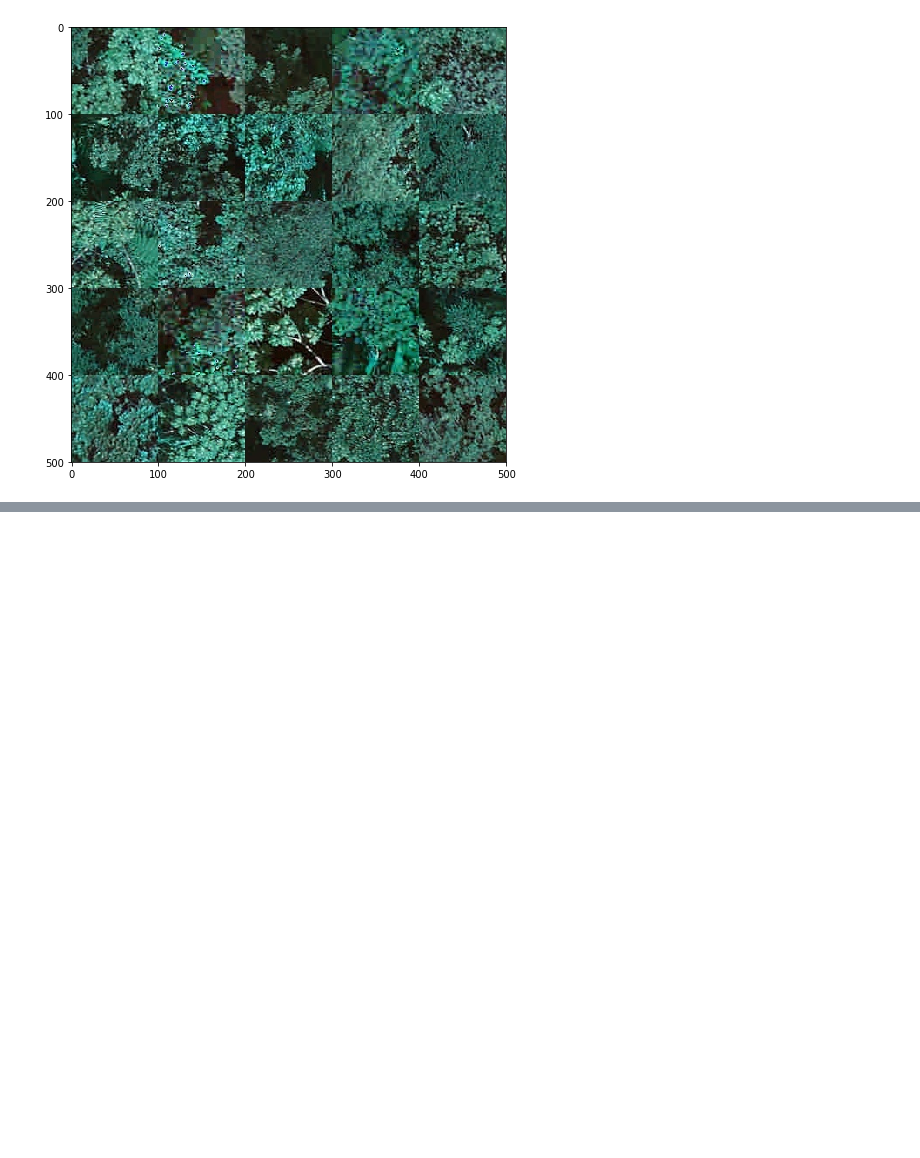
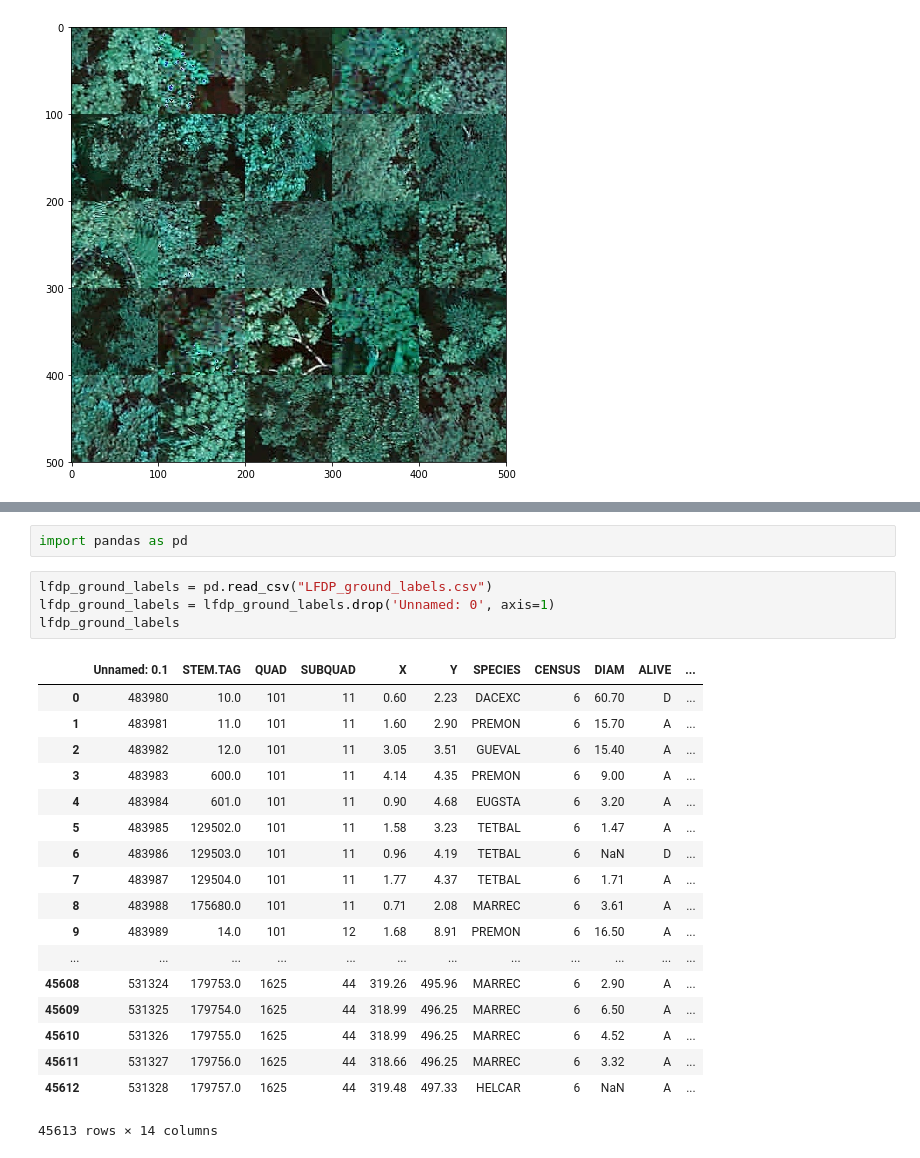
Before and after one commit to helenjin/APL, a Jupyter notebook: APL.ipynb, the cells around one changed output, grey strips where cells are left out. Drawn from its saved outputs; the diff is of its cells as text; blank space fills up the shorter version.

```diff
--- a/APL.ipynb
+++ b/APL.ipynb
@@ -735,0 +740,25 @@ plt.show()
+# %%
+import pandas as pd
+# %%
+lfdp_ground_labels = pd.read_csv("LFDP_ground_labels.csv")
+lfdp_ground_labels = lfdp_ground_labels.drop('Unnamed: 0', axis=1)
+lfdp_ground_labels
+# %% [output]
+|  | Unnamed: 0.1 | STEM.TAG | QUAD | SUBQUAD | X | Y | SPECIES | CENSUS | DIAM | ALIVE | ... |
+| 0 | 483980 | 10.0 | 101 | 11 | 0.60 | 2.23 | DACEXC | 6 | 60.70 | D | ... |
+| 1 | 483981 | 11.0 | 101 | 11 | 1.60 | 2.90 | PREMON | 6 | 15.70 | A | ... |
+| 2 | 483982 | 12.0 | 101 | 11 | 3.05 | 3.51 | GUEVAL | 6 | 15.40 | A | ... |
+| 3 | 483983 | 600.0 | 101 | 11 | 4.14 | 4.35 | PREMON | 6 | 9.00 | A | ... |
+| 4 | 483984 | 601.0 | 101 | 11 | 0.90 | 4.68 | EUGSTA | 6 | 3.20 | A | ... |
+| 5 | 483985 | 129502.0 | 101 | 11 | 1.58 | 3.23 | TETBAL | 6 | 1.47 | A | ... |
+| 6 | 483986 | 129503.0 | 101 | 11 | 0.96 | 4.19 | TETBAL | 6 | NaN | D | ... |
+| 7 | 483987 | 129504.0 | 101 | 11 | 1.77 | 4.37 | TETBAL | 6 | 1.71 | A | ... |
+| 8 | 483988 | 175680.0 | 101 | 11 | 0.71 | 2.08 | MARREC | 6 | 3.61 | A | ... |
+| 9 | 483989 | 14.0 | 101 | 12 | 1.68 | 8.91 | PREMON | 6 | 16.50 | A | ... |
+| ... | ... | ... | ... | ... | ... | ... | ... | ... | ... | ... | ... |
+| 45608 | 531324 | 179753.0 | 1625 | 44 | 319.26 | 495.96 | MARREC | 6 | 2.90 | A | ... |
+| 45609 | 531325 | 179754.0 | 1625 | 44 | 318.99 | 496.25 | MARREC | 6 | 6.50 | A | ... |
+| 45610 | 531326 | 179755.0 | 1625 | 44 | 318.99 | 496.25 | MARREC | 6 | 4.52 | A | ... |
+| 45611 | 531327 | 179756.0 | 1625 | 44 | 318.66 | 496.25 | MARREC | 6 | 3.32 | A | ... |
+| 45612 | 531328 | 179757.0 | 1625 | 44 | 319.48 | 497.33 | HELCAR | 6 | NaN | A | ... |
+45613 rows × 14 columns
```
Also changed, not shown: parts of 17 cells of this notebook.
